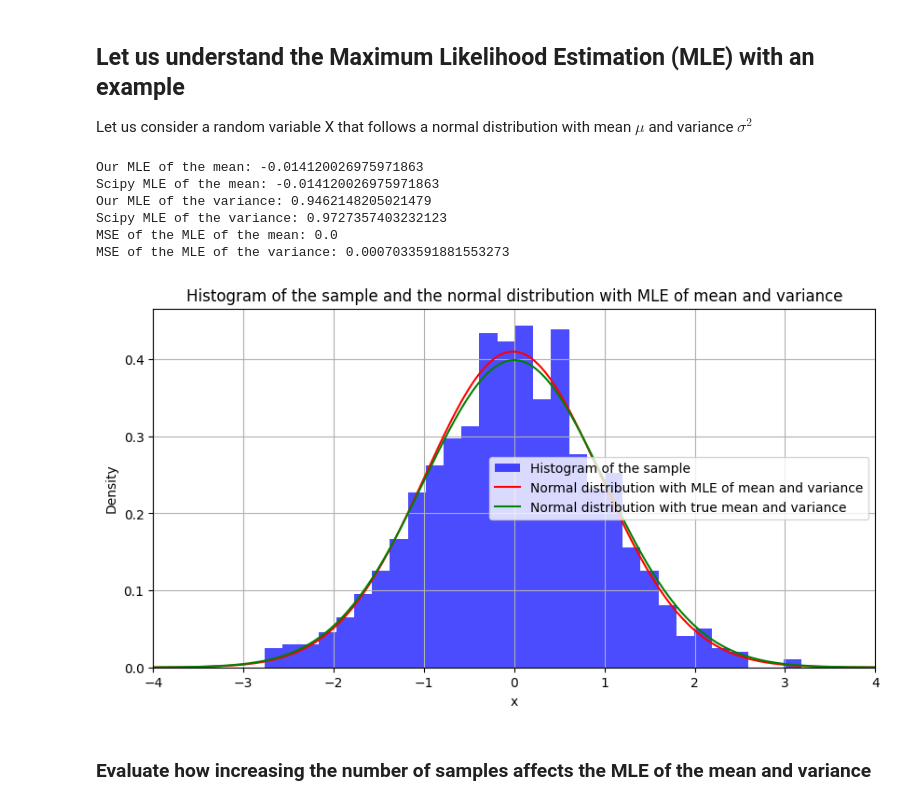
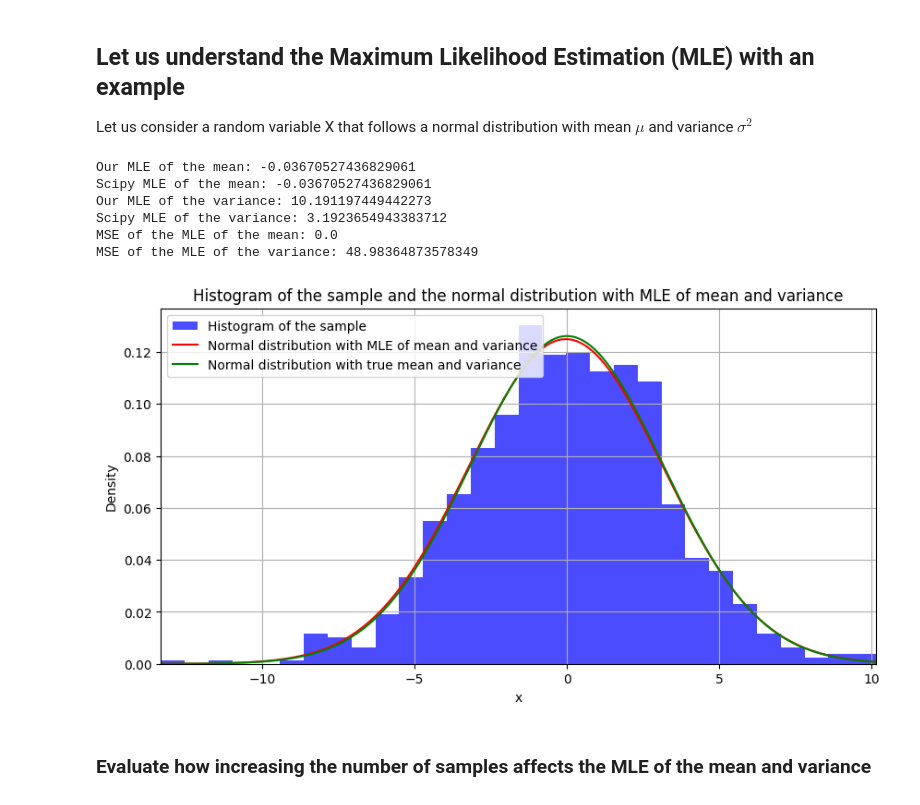
Before and after one commit to iurteagalab/stats_for_ai, a Jupyter notebook: labs_full/lab_02_frequentist_full.ipynb, the cells around one changed output. Saved outputs shown, nothing was run; the diff lists cells and outputs as text; code cells hidden in the pictures.

```diff
--- a/labs_full/lab_02_frequentist_full.ipynb
+++ b/labs_full/lab_02_frequentist_full.ipynb
@@ -13,7 +13,7 @@ Let us consider a random variable X that follows a normal distribution with mean
 # Let us draw a sample of 1000 observations from the normal distribution with mean 0 and variance 1
 n_samples = 1000
 true_mu = 0
-true_sigma2 = 1
+true_sigma2 = 10
 x_samples = stats.norm.rvs(
     loc=true_mu,
     scale=np.sqrt(true_sigma2),
@@ -36,12 +36,12 @@ print('Scipy MLE of the variance:', sigma2_mle_scipy)
 print('MSE of the MLE of the mean:', np.mean((mu_mle - mu_mle_scipy)**2))
 print('MSE of the MLE of the variance:', np.mean((sigma2_mle - sigma2_mle_scipy)**2))
 # %% [output]
-Our MLE of the mean: -0.014120026975971863
-Scipy MLE of the mean: -0.014120026975971863
-Our MLE of the variance: 0.9462148205021479
-Scipy MLE of the variance: 0.9727357403232123
+Our MLE of the mean: -0.03670527436829061
+Scipy MLE of the mean: -0.03670527436829061
+Our MLE of the variance: 10.191197449442273
+Scipy MLE of the variance: 3.1923654943383712
 MSE of the MLE of the mean: 0.0
-MSE of the MLE of the variance: 0.0007033591881553273
+MSE of the MLE of the variance: 48.98364873578349
 # %%
 # Let us plot the histogram of the samples
 plt.figure(figsize=(10, 5))
@@ -55,39 +55,39 @@ plt.hist(
     label='Histogram of the sample'
 )
 # Normal distribution with the MLE of the mean and variance
-x = np.linspace(-4, 4, 1000)
+x = np.linspace(min(x_samples), max(x_samples), 1000)
 pdf = stats.norm.pdf(
     x,
     loc=mu_mle,
     scale=np.sqrt(sigma2_mle)
 )
 plt.plot(
     x,
     pdf,
     color='r',
     label='Normal distribution with MLE of mean and variance'
 )
 # Normal distribution with the true mean and variance
 pdf = stats.norm.pdf(
     x,
-    loc=0,
-    scale=1
+    loc=true_mu,
+    scale=np.sqrt(true_sigma2)
 )
 plt.plot(
     x,
     pdf,
     color='g',
     label='Normal distribution with true mean and variance'
 )
-plt.xlim(-4, 4)
+plt.xlim(min(x_samples), max(x_samples))
 plt.xlabel('x')
 plt.ylabel('Density')
 plt.title('Histogram of the sample and the normal distribution with MLE of mean and variance')
 plt.legend()
 plt.grid()
 plt.show()
 # %% [output]
-[figure, old version]
+[figure, new version]
 # %% [markdown]
 ### Evaluate how increasing the number of samples affects the MLE of the mean and variance
 # %%
```
Also changed, not shown: parts of 1 cell of this notebook, 1 other file.
